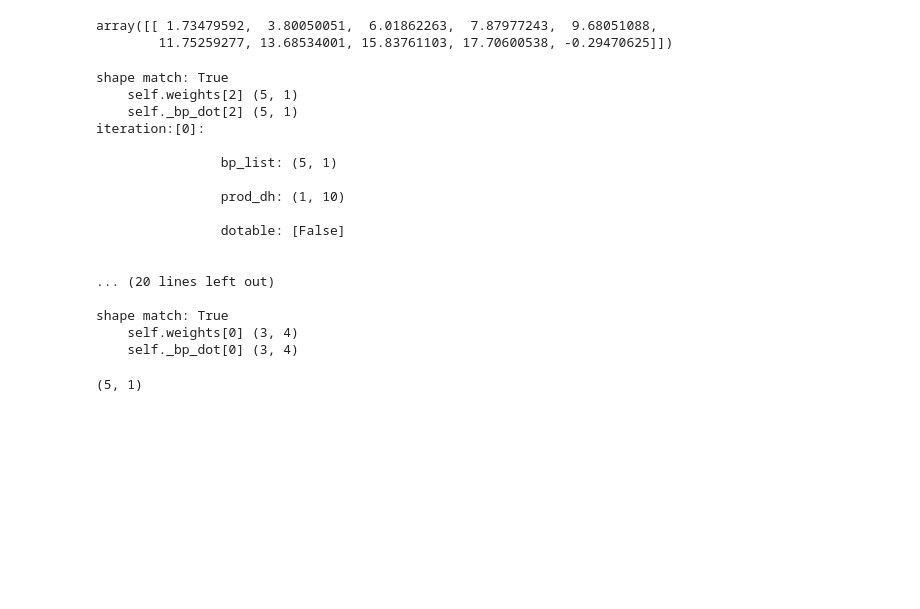
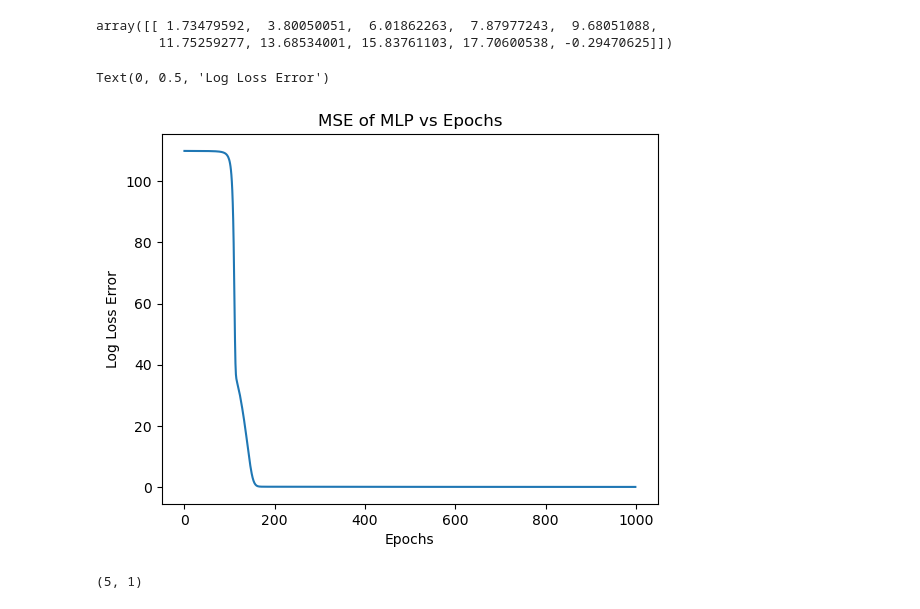
Before and after one commit to justing0909/DS4420_transit_delay_prediction, a Jupyter notebook: DS4420-Project-MLP.ipynb, the cells around one changed output. Drawn from its saved outputs; the diff is of its cells as text; code cells hidden in the pictures; blank space fills up the shorter version.

```diff
--- a/DS4420-Project-MLP.ipynb
+++ b/DS4420-Project-MLP.ipynb
@@ -94,7 +126,7 @@ class MeanSquaredErrorAF(AbstractAF):
         self.axis = 0
 
     def fw(self,f,y):
-        return   np.mean((f-y)**2,axis=self.axis)
+        return   np.mean((f-y)**2,axis=1).item()
 
     def bp(self,f,y):
         return 2*np.mean((f-y),   axis=self.axis)
@@ -285,7 +317,7 @@ class MLP:
             # compute the fwd pass
             fwp = self.fw(x)
             # compute the loss
-            fwl = self.loss.fw(f=fwp,y=y).reshape(1,-1)
+            fwl = self.loss.fw(f=fwp,y=y)
             bpl = self.loss.bp(f=fwp,y=y).reshape(1,-1)
             for fidx in range(len(self.weights)):
                 ridx = len(self.weights) - fidx - 1
@@ -399,25 +431,16 @@ assertlayers(mlp)
 # assert bplf2[2].shape == (3,10), \
 # f"""expected: {(3,10)}; got: { bplf2[2].shape}\n"""  # takes shape of h
 
-mlp.gd(x,y,eta=0.00002,iters=1,debug=True);
+err = mlp.gd(x,y,eta=0.0001,iters=1000,debug=False)
-# %% [output]
-shape match: True
-    self.weights[2] (5, 1)
-    self._bp_dot[2] (5, 1)
-iteration:[0]:
-
-                bp_list: (5, 1)
-
-                prod_dh: (1, 10)
-
-                dotable: [False]
-
-
-... (20 lines left out)
-
-shape match: True
-    self.weights[0] (3, 4)
-    self._bp_dot[0] (3, 4)
+# %%
+# plot the change in error over iterations
+plt.plot(err)
+plt.title("MSE of MLP vs Epochs")
+plt.xlabel("Epochs")
+plt.ylabel("Log Loss Error")
+# %% [output]
+Text(0, 0.5, 'Log Loss Error')
+[figure, added]
 # %%
 mlp._bp_list_factors(1)[0].shape
 # %% [output]
```
Also changed, not shown: parts of 22 cells of this notebook.
